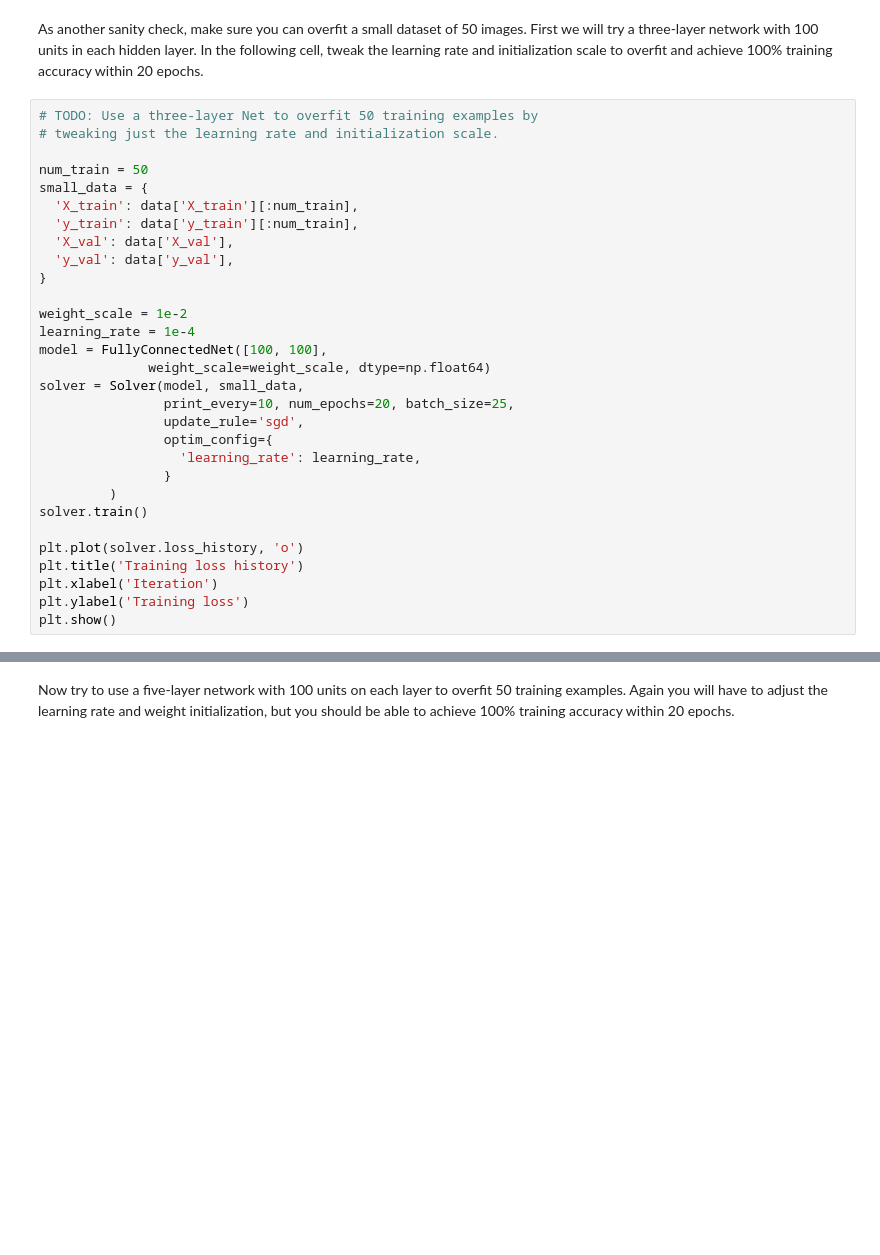
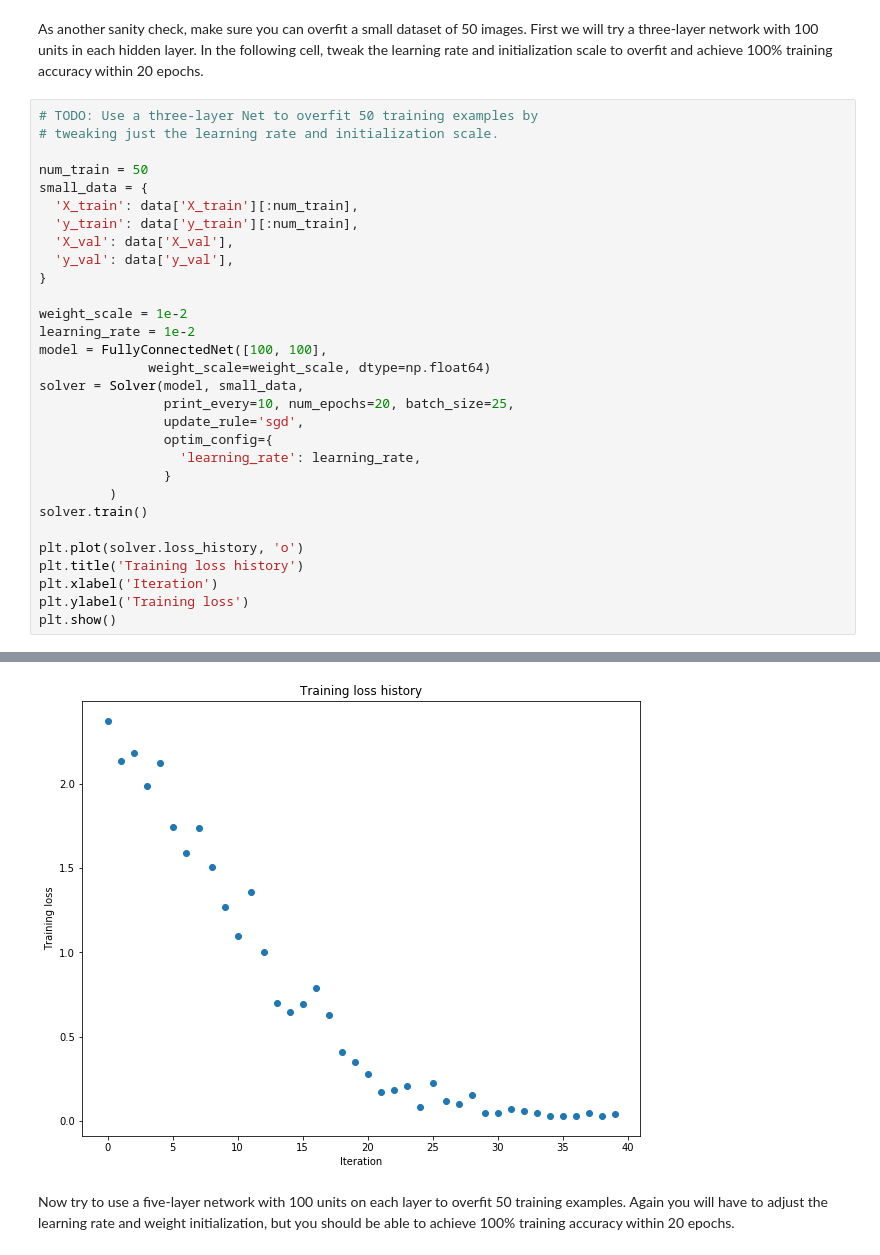
Before and after one commit to antikov/cs231n, a Jupyter notebook: assignment2/FullyConnectedNets.ipynb, the cells around one changed output, grey strips where cells are left out. Cells and saved outputs as stored; diff of their text form; blank space fills up the shorter version.

```diff
--- a/assignment2/FullyConnectedNets.ipynb
+++ b/assignment2/FullyConnectedNets.ipynb
@@ -424,7 +441,7 @@ small_data = {
 }
 
 weight_scale = 1e-2
-learning_rate = 1e-4
+learning_rate = 1e-2
 model = FullyConnectedNet([100, 100],
               weight_scale=weight_scale, dtype=np.float64)
 solver = Solver(model, small_data,
@@ -441,3 +458,4 @@ plt.title('Training loss history')
 plt.xlabel('Iteration')
 plt.ylabel('Training loss')
 plt.show()
+# %% [output]
@@ -444,3 +479,4 @@ plt.show()
+[figure, added]
 # %% [markdown]
 Now try to use a five-layer network with 100 units on each layer to overfit 50 training examples. Again you will have to adjust the learning rate and weight initialization, but you should be able to achieve 100% training accuracy within 20 epochs.
 # %%
```
Also changed, not shown: parts of 5 cells of this notebook, 1 other file.
